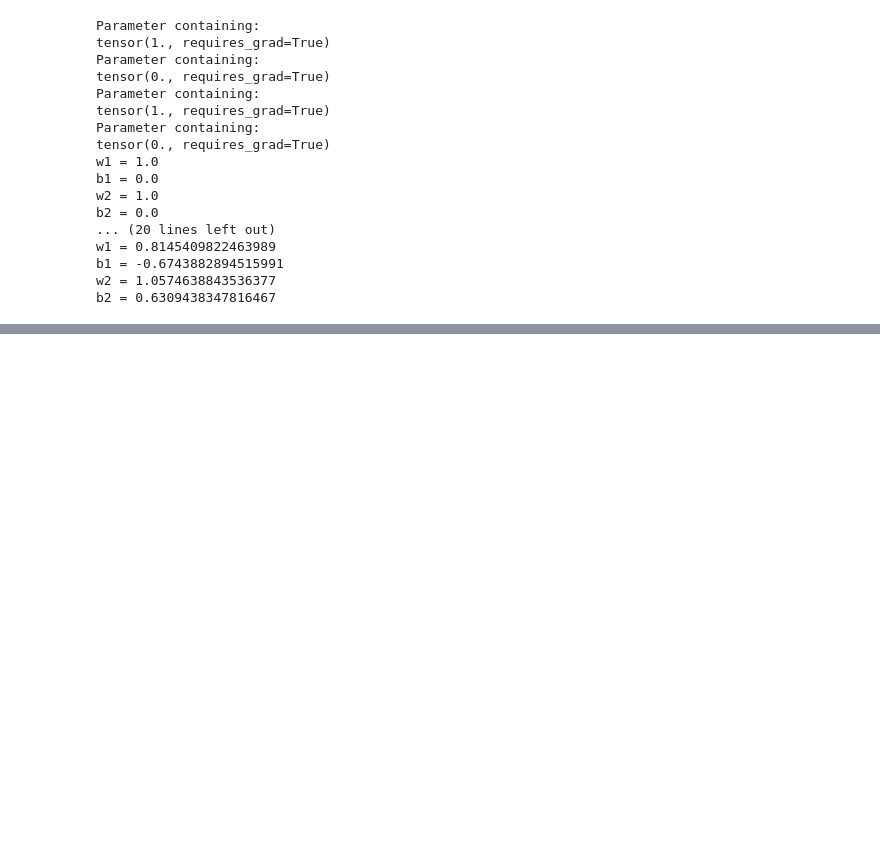
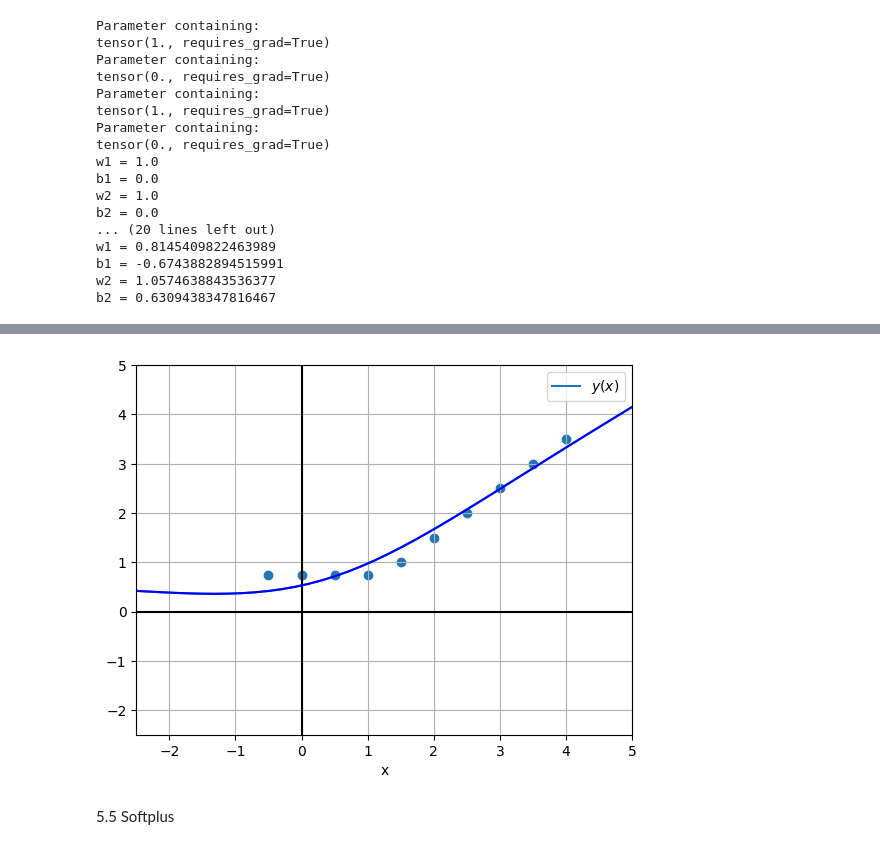
Before and after one commit to Justusperthes/Comphy, a Jupyter notebook: w9/neural_nets.ipynb, the cells around one changed output, grey strips where cells are left out. Saved outputs shown, nothing was run; the diff lists cells and outputs as text; code cells hidden in the pictures; blank space fills up the shorter version.

```diff
--- a/w9/neural_nets.ipynb
+++ b/w9/neural_nets.ipynb
@@ -804,0 +871,26 @@ plt.show()  # Display the plot
+# %%
+# Create a figure and an axes
+fig, ax = plt.subplots()
+xs = torch.linspace(-10, 10, 100, requires_grad=True)
+ys = model(xs) #funkyfunc(xs,w1_plt,b1_plt,w2_plt,b2_plt)
+
+with torch.no_grad():
+    ax.plot(xs, ys, label='$y(x)$')  # No conversion to numpy
+
+ax.set_xlabel("x")
+ax.grid(True)
+ax.axhline(0, color='k')
+ax.axvline(0, color='k')
+ax.set_xlim([-2.5, 5])
+ax.set_ylim([-2.5, 5])
+ax.legend()
+
+# Plot data points
+plt.plot(xs.detach().numpy(), ys.detach().numpy(), color='blue', label='Data points')  # Convert to numpy
+plt.scatter(x_train,y_train)
+
+plt.show()  # Display the plot
+# %% [output]
+[figure, added]
+# %% [markdown]
+5.5 Softplus
```
Also changed, not shown: parts of 8 cells of this notebook.
